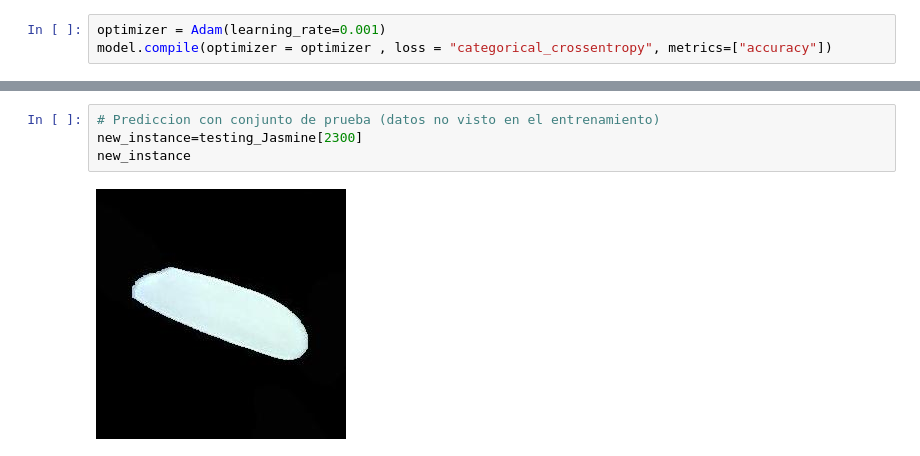
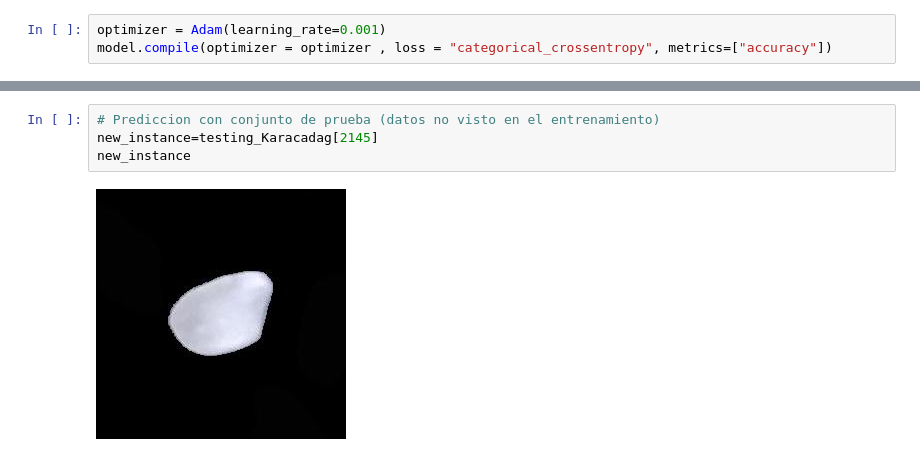
Before and after one commit to jarodriguezf/Projects, a Jupyter notebook: Rice_Detection.ipynb, the cells around one changed output, grey strips where cells are left out. Saved outputs shown, nothing was run; the diff lists cells and outputs as text.

```diff
--- a/Rice_Detection.ipynb
+++ b/Rice_Detection.ipynb
@@ -309,6 +334,6 @@ Epoch 2/2
 # %%
 # Prediccion con conjunto de prueba (datos no visto en el entrenamiento)
-new_instance=testing_Jasmine[2300]
+new_instance=testing_Karacadag[2145]
 new_instance
 # %% [output]
-[figure, old version]
+[figure, new version]
```
Also changed, not shown: parts of 6 cells of this notebook.
